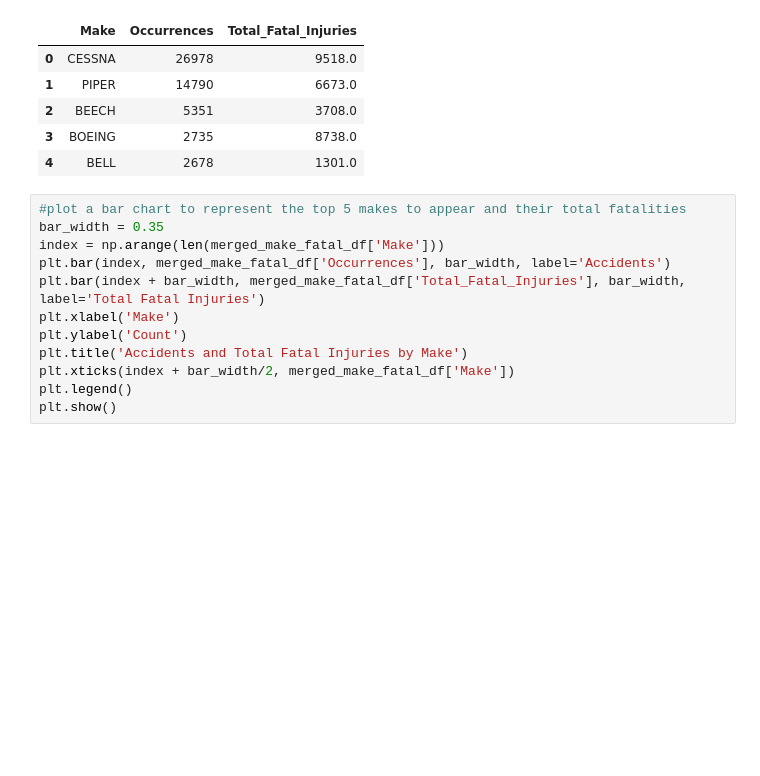
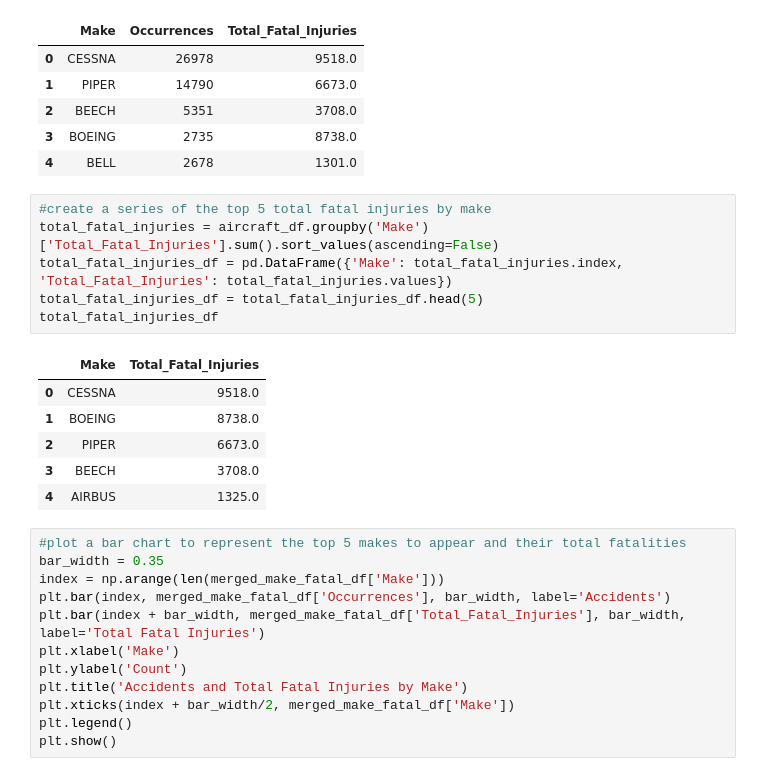
Before and after one commit to chrismiley87/aircraft-safety-analysis, a Jupyter notebook: notebook.ipynb, the cells around one changed output. Drawn from its saved outputs; the diff is of its cells as text; blank space fills up the shorter version.

```diff
--- a/notebook.ipynb
+++ b/notebook.ipynb
@@ -1088,6 +1088,19 @@ merged_make_fatal_df
 | 2 | BEECH | 5351 | 3708.0 |
 | 3 | BOEING | 2735 | 8738.0 |
 | 4 | BELL | 2678 | 1301.0 |
+# %%
+#create a series of the top 5 total fatal injuries by make
+total_fatal_injuries = aircraft_df.groupby('Make')['Total_Fatal_Injuries'].sum().sort_values(ascending=False)
+total_fatal_injuries_df = pd.DataFrame({'Make': total_fatal_injuries.index, 'Total_Fatal_Injuries': total_fatal_injuries.values})
+total_fatal_injuries_df = total_fatal_injuries_df.head(5)
+total_fatal_injuries_df
+# %% [output]
+|  | Make | Total_Fatal_Injuries |
+| 0 | CESSNA | 9518.0 |
+| 1 | BOEING | 8738.0 |
+| 2 | PIPER | 6673.0 |
+| 3 | BEECH | 3708.0 |
+| 4 | AIRBUS | 1325.0 |
 # %%
 #plot a bar chart to represent the top 5 makes to appear and their total fatalities
 bar_width = 0.35
```
Also changed, not shown: parts of 1 cell of this notebook.
